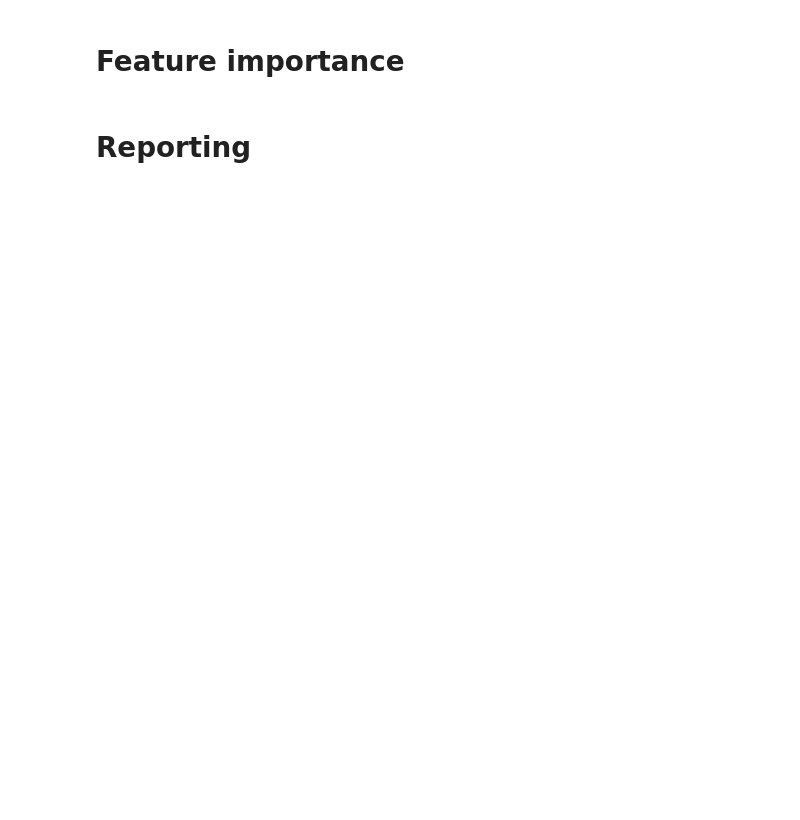
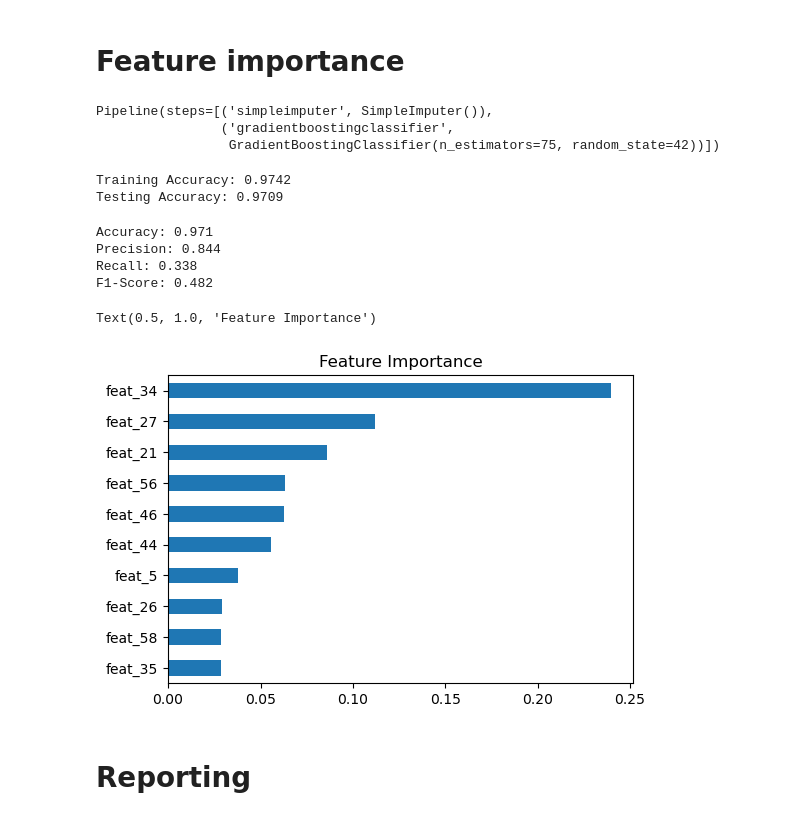
Before and after one commit to TKQhena/MLG_Assingment2, a Jupyter notebook: Assignment2.ipynb, the cells around one changed output. Cells and saved outputs as stored; diff of their text form; code cells hidden in the pictures; blank space fills up the shorter version.

```diff
--- a/Assignment2.ipynb
+++ b/Assignment2.ipynb
@@ -58,4 +67,4 @@ Length: 66, dtype: int64
 # %% [markdown]
 Dropping Company_id
 # %%
-dataframe.drop('company_id', axis=1 )
+dataframe.drop(columns=["company_id"],inplace=True)
@@ -95,0 +91,3 @@ memory usage: 5.0 MB
+# %%
+dataframe = dataframe.fillna(dataframe.mean())
+dataframe.isnull().sum()
@@ -176,5 +187,5 @@ y_train_over.value_counts(normalize=True).plot(kind='bar')
 Building model
 # %%
 gb_clf = GradientBoostingClassifier(n_estimators=20, learning_rate=1, max_features=2, max_depth=2, random_state=0)
-gb_clf.fit(X_train_over, Y_train)
+gb_clf.fit(X_train_over, y_train_over)
 # %% [output]
@@ -215,2 +210,14 @@ print("Best score: {:.2f}".format(grid_search.best_score_))
 # %% [markdown]
 # Feature importance
+# %%
+# Define the pipeline
+pipe = make_pipeline(SimpleImputer(strategy='mean'),
+                         GradientBoostingClassifier(
+                            n_estimators=75,
+                            random_state=42)
+                         )
+pipe.fit(X_train,Y_train)
+# %% [output]
+Pipeline(steps=[('simpleimputer', SimpleImputer()),
+                ('gradientboostingclassifier',
+                 GradientBoostingClassifier(n_estimators=75, random_state=42))])
@@ -216,0 +226,9 @@ print("Best score: {:.2f}".format(grid_search.best_score_))
+# %%
+acc_train = pipe.score(X_train,Y_train)
+acc_test = pipe.score(X_test,Y_test)
+
+print("Training Accuracy:",round(acc_train,4))
+print("Testing Accuracy:",round(acc_test,4))
+# %% [output]
+Training Accuracy: 0.9742
+Testing Accuracy: 0.9709
@@ -216,0 +242,10 @@ print("Best score: {:.2f}".format(grid_search.best_score_))
+# %%
+print('Accuracy: {:.3f}'.format(accuracy))
+print('Precision: {:.3f}'.format(precision))
+print('Recall: {:.3f}'.format(recall))
+print('F1-Score: {:.3f}'.format(f1))
+# %% [output]
+Accuracy: 0.971
+Precision: 0.844
+Recall: 0.338
+F1-Score: 0.482
@@ -217,2 +255,20 @@ print("Best score: {:.2f}".format(grid_search.best_score_))
+# %%
+# Get feature names
+features = X_train_over.columns
+
+# Extract importance from the model
+coefficients = pipe.named_steps['gradientboostingclassifier'].feature_importances_
+
+# Create a series of feature importance
+feature_imp = pd.Series(coefficients, index=features).sort_values(ascending=True)
+
+# Plot feature importance (top 10 features) on a horizontal bar chart
+feature_imp.tail(10).plot(kind='barh', figsize=(6,4))
+# plt.xlabel('Gini Importance')
+# plt.ylabel('Feature')
+plt.title('Feature Importance')
+# %% [output]
+Text(0.5, 1.0, 'Feature Importance')
+[figure, added]
 # %% [markdown]
 # Reporting
```
Also changed, not shown: parts of 13 cells of this notebook, 2 other files.
